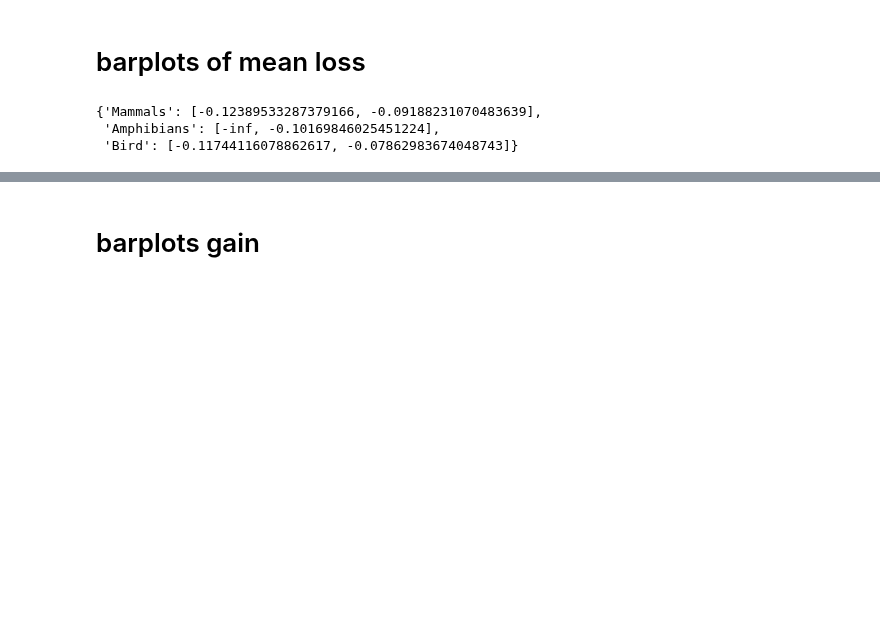
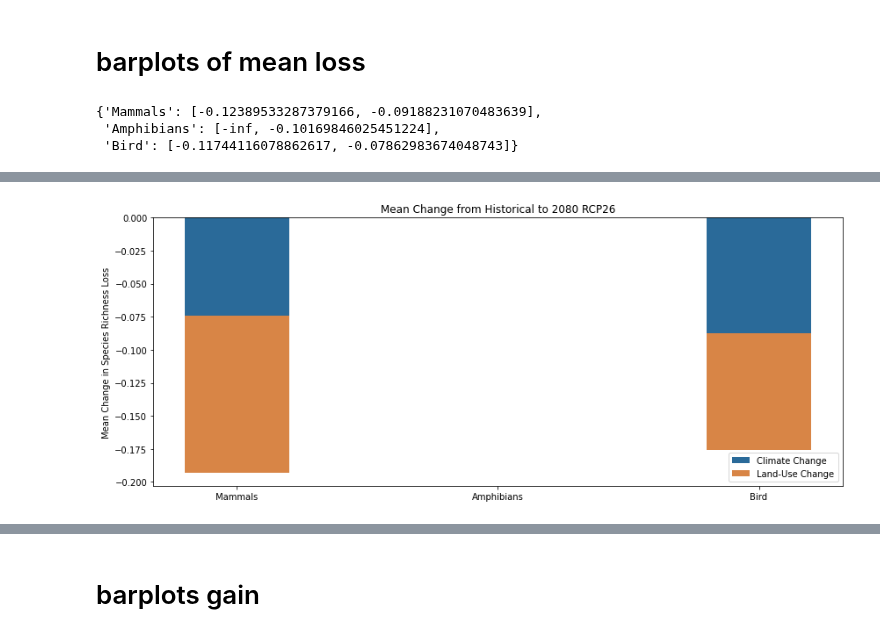
Before and after one commit to wyssacademy-unibe-ch/climate_Hari_etal_BioscenComb, a Jupyter notebook: functions/figures/key_fig_4.ipynb, the cells around one changed output, grey strips where cells are left out. Saved outputs shown, nothing was run; the diff lists cells and outputs as text; code cells hidden in the pictures; blank space fills up the shorter version.

```diff
--- a/functions/figures/key_fig_4.ipynb
+++ b/functions/figures/key_fig_4.ipynb
@@ -125,0 +625,89 @@ plt.savefig(f"/storage/homefs/ch21o450/scripts/BioScenComb/main_figures/Fig_4_{y
+# %%
+import os
+import pickle
+import matplotlib.pyplot as plt
+import numpy as np
+year_indices = {1146: '1995', 35: '2050', 65: '2080', 85: '2100'}
+output_dir = "/storage/scratch/users/ch21o450/data/intermediate_results/"
+taxa_list = ["Mammals", "Amphibians", "Bird"]
+taxas =taxa_list
+# Specify scenario and time for the first plot
+scenario_1 = ["rcp60"]
+time_1 = ['65']
+time=65
+scenario=["rcp26"]
+# Read in the results from the saved pickle files
+def load_pickle(file_name, scenario, time):
+    file_path = os.path.join(output_dir, file_name.format(scenario=scenario, time=time))
+    with open(file_path, "rb") as f:
+        return pickle.load(f)
+
+mean_value = load_pickle("mean_values_{scenario}_{time}.pkl", scenario_1, time_1)
+mean_sum_bin_change_taxa = load_pickle("mean_sum_bin_change_taxa_{scenario}_{time}.pkl", scenario_1, time_1)
+uncertainties_sdm_taxa_1 = load_pickle("uncertainties_sdm_taxa_{scenario}_{time}.pkl", scenario_1, time_1)
+uncertainties_gcm_taxa_1 = load_pickle("uncertainties_gcm_taxa_{scenario}_{time}.pkl", scenario_1, time_1)
+
+
+# Specify scenario and time for the second plot
+scenario_2 = ["rcp60"]
+time_2 = ['65']
+
+# Read in the results from the saved pickle files for the second plot
+mean_values_2 = load_pickle("mean_values_{scenario}_{time}.pkl", scenario_2, time_2)
+mean_sum_bin_change_taxa_2 = load_pickle("mean_sum_bin_change_taxa_{scenario}_{time}.pkl", scenario_2, time_2)
+uncertainties_sdm_taxa_2 = load_pickle("uncertainties_sdm_taxa_{scenario}_{time}.pkl", scenario_2, time_2)
+uncertainties_gcm_taxa_2 = load_pickle("uncertainties_gcm_taxa_{scenario}_{time}.pkl", scenario_2, time_2)
+
+# ... (previous code)
+
+# Calculate the difference between mean_sum_bin_change_taxa and mean_values
+diff_mean_values = {}
+diff_mean_sum_bin_change_taxa = {}
+
+
+
+for i,taxa in enumerate(taxas):
+    diff_mean_values[taxa] = [mean_sum_bin_change_taxa[taxa][i] - mean_values[taxa][i] for i in range(len(mean_values[taxa]))]
+    diff_mean_sum_bin_change_taxa[taxa] = mean_sum_bin_change_taxa[taxa]
+
+# Set up the bar plots
+taxa_list = ["Mammals", "Amphibians", "Bird"]
+color_change = "#2a6a99"  # A shade of orange
+color_land_use_change = "#d88546"  # A shade of blue
+color_sdm_uncertainty = "navy"  # A shade of green
+color_gcm_uncertainty = "orange"  # A shade of purple
+
+bar_width = 0.4
+error_bar_shift = 0.1
+
+x_positions = np.arange(len(taxa_list))
+
+fig, axs = plt.subplots(figsize=(12, 5))
+
+# Plot for the scenario
+ax = axs
+for i, taxa in enumerate(taxa_list):
+    x_shift = x_positions[i]
+    if not i:
+        ax.bar(x_shift, np.mean(mean_values[taxa]), width=bar_width, color=color_change, label='Climate Change')
+        ax.bar(x_shift, np.mean(diff_mean_values[taxa]), width=bar_width, color=color_land_use_change, bottom=np.mean(mean_values[taxa]), label='Land-Use Change')
+
+    else:
+        ax.bar(x_shift, np.mean(mean_values[taxa]), width=bar_width, color=color_change)
+        ax.bar(x_shift, np.mean(diff_mean_values[taxa]), width=bar_width, color=color_land_use_change, bottom=np.mean(mean_values[taxa]))
+
+
+ax.set_xticks(x_positions)
+ax.set_xticklabels(taxa_list)
+ax.set_ylabel('Mean Change in Species Richness Loss')
+ax.set_title(f'Mean Change from Historical to 2080 RCP26')
+ax.legend()
+
+plt.tight_layout()
+plt.show()
+
+#plt.savefig(f"/storage/homefs/ch21o450/scripts/BioScenComb/main_figures/Fig_4_{year_indices[time]}{scenario}_loss.png")
+
+# ... (previous code)
+# %% [output]
+[figure, added]
```
Also changed, not shown: parts of 8 cells of this notebook, 14 other files.
